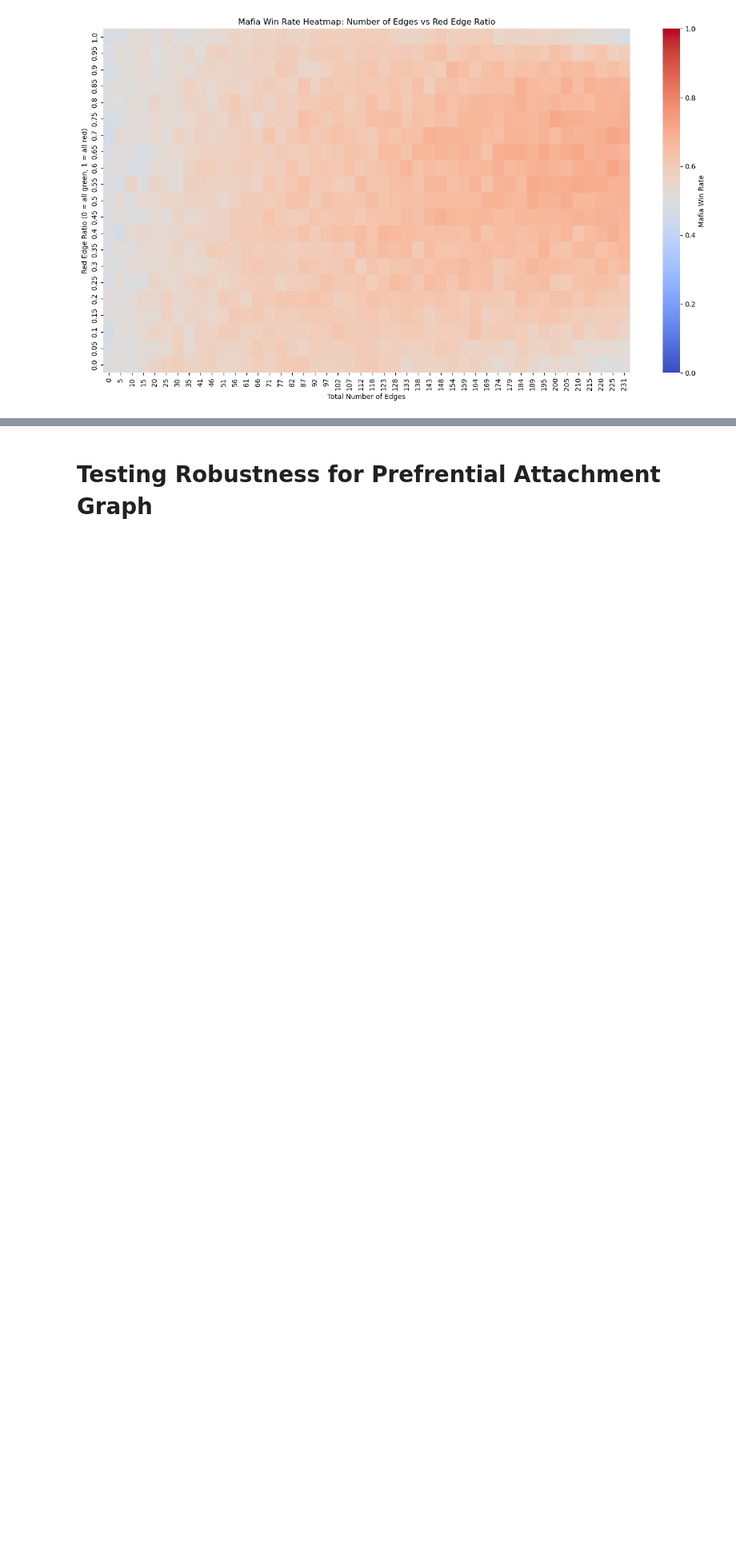
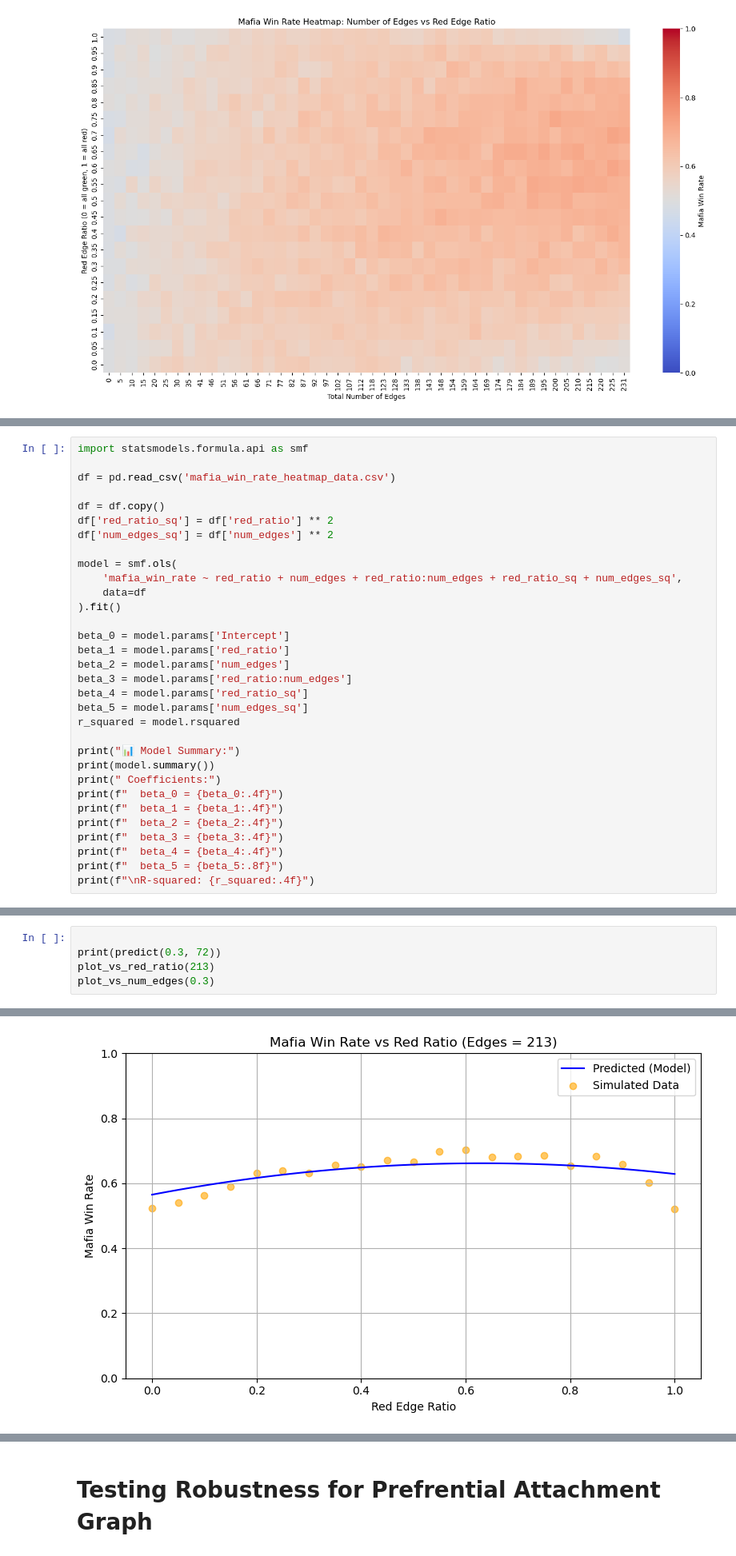
Before and after one commit to khoanguyen12345/MathModelingFinal, a Jupyter notebook: MathModeling_FinalProject.ipynb, the cells around one changed output, grey strips where cells are left out. Shown at 80% size. Drawn from its saved outputs; the diff is of its cells as text; blank space fills up the shorter version.

Commit message:
Update math model from heatmap

```diff
--- a/MathModeling_FinalProject.ipynb
+++ b/MathModeling_FinalProject.ipynb
@@ -785,0 +788,32 @@ plt.show()
+# %%
+import statsmodels.formula.api as smf
+
+df = pd.read_csv('mafia_win_rate_heatmap_data.csv')
+
+df = df.copy()
+df['red_ratio_sq'] = df['red_ratio'] ** 2
+df['num_edges_sq'] = df['num_edges'] ** 2
+
+model = smf.ols(
+    'mafia_win_rate ~ red_ratio + num_edges + red_ratio:num_edges + red_ratio_sq + num_edges_sq',
+    data=df
+).fit()
+
+beta_0 = model.params['Intercept']
+beta_1 = model.params['red_ratio']
+beta_2 = model.params['num_edges']
+beta_3 = model.params['red_ratio:num_edges']
+beta_4 = model.params['red_ratio_sq']
+beta_5 = model.params['num_edges_sq']
+r_squared = model.rsquared
+
+print("📊 Model Summary:")
+print(model.summary())
+print(" Coefficients:")
+print(f"  beta_0 = {beta_0:.4f}")
+print(f"  beta_1 = {beta_1:.4f}")
+print(f"  beta_2 = {beta_2:.4f}")
+print(f"  beta_3 = {beta_3:.4f}")
+print(f"  beta_4 = {beta_4:.4f}")
+print(f"  beta_5 = {beta_5:.8f}")
+print(f"\nR-squared: {r_squared:.4f}")
@@ -785,0 +882,6 @@ plt.show()
+# %%
+
+print(predict(0.3, 72))
+plot_vs_red_ratio(213)
+plot_vs_num_edges(0.3)
+# %% [output]
@@ -785,0 +889 @@ plt.show()
+[figure, added]
```
Also changed, not shown: parts of 5 cells of this notebook.
